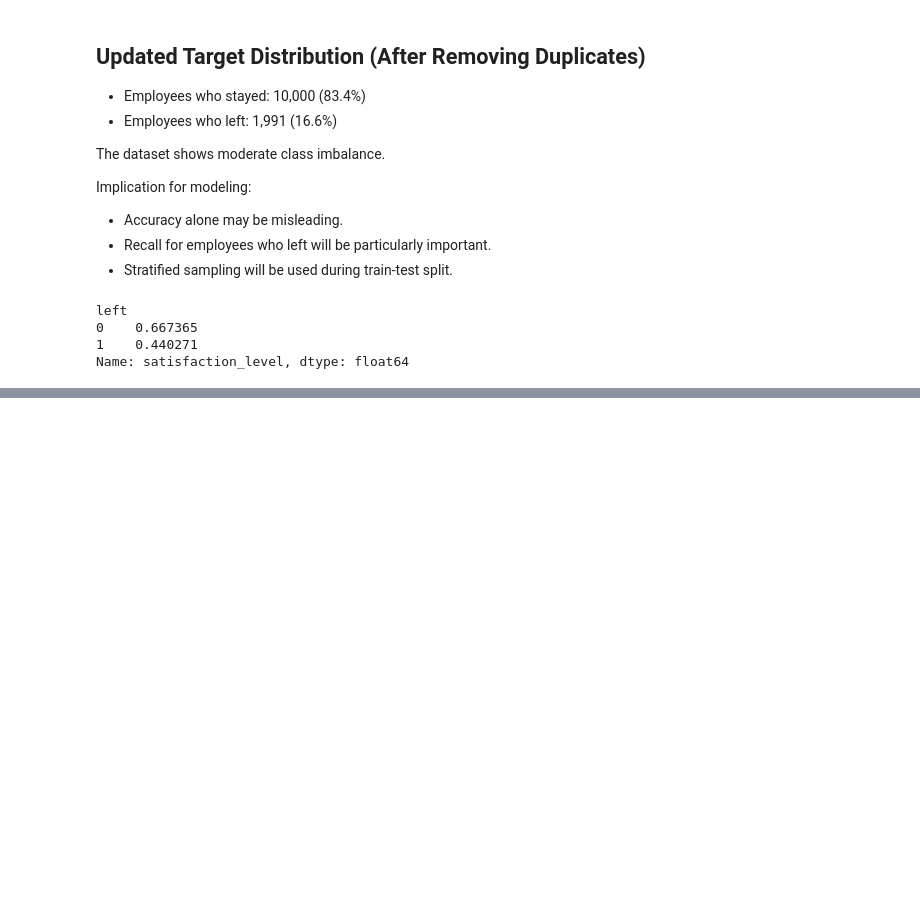
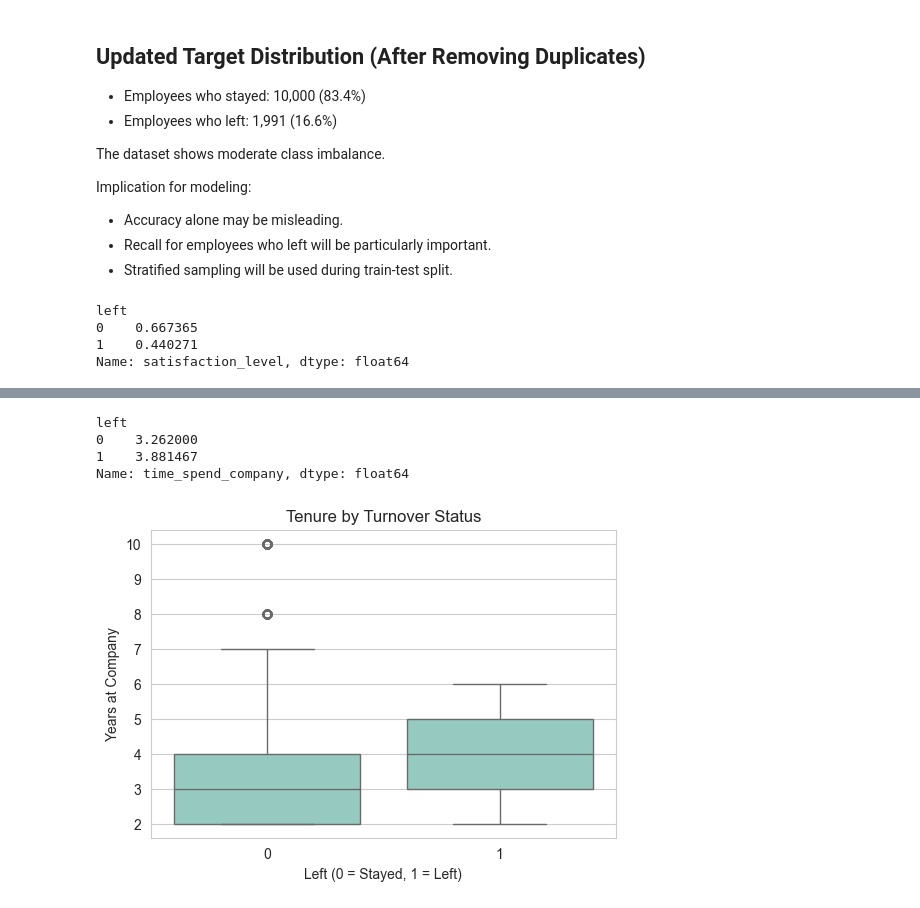
Before and after one commit to Aarushi-1604/gada-capstone-project, a Jupyter notebook: notebooks/employee_turnover_analysis.ipynb, the cells around one changed output, grey strips where cells are left out. Cells and saved outputs as stored; diff of their text form; code cells hidden in the pictures; blank space fills up the shorter version.

```diff
--- a/notebooks/employee_turnover_analysis.ipynb
+++ b/notebooks/employee_turnover_analysis.ipynb
@@ -206,0 +327,17 @@ Name: satisfaction_level, dtype: float64
+# %%
+df.groupby("left")["time_spend_company"].mean()
+# %% [output]
+left
+0    3.262000
+1    3.881467
+Name: time_spend_company, dtype: float64
+# %%
+# Visualizing tenure by turnover status
+plt.figure(figsize=(6,4))
+sns.boxplot(x="left", y="time_spend_company", data=df)
+plt.title("Tenure by Turnover Status")
+plt.xlabel("Left (0 = Stayed, 1 = Left)")
+plt.ylabel("Years at Company")
+plt.show()
+# %% [output]
+[figure, added]
```
Also changed, not shown: parts of 37 cells of this notebook.
